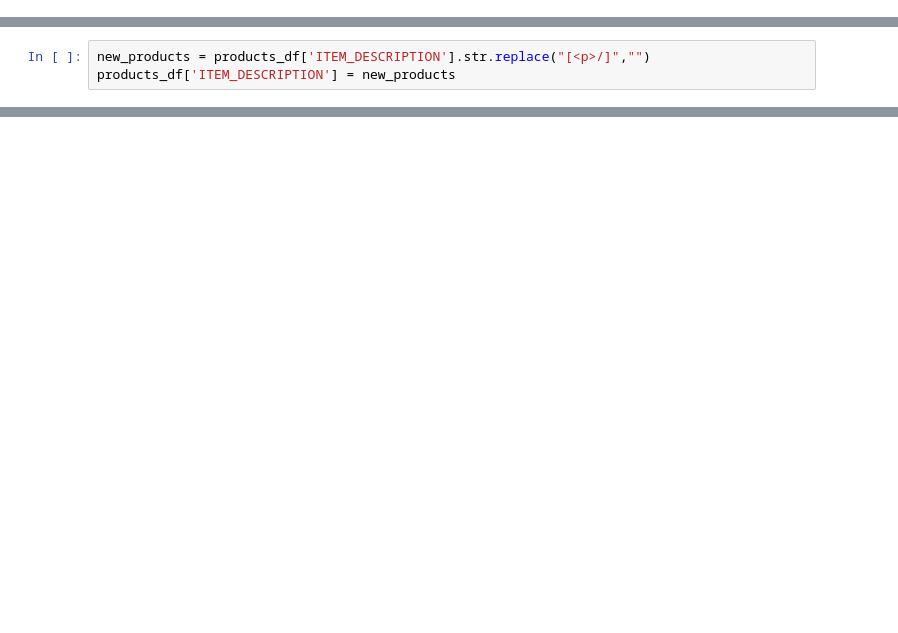
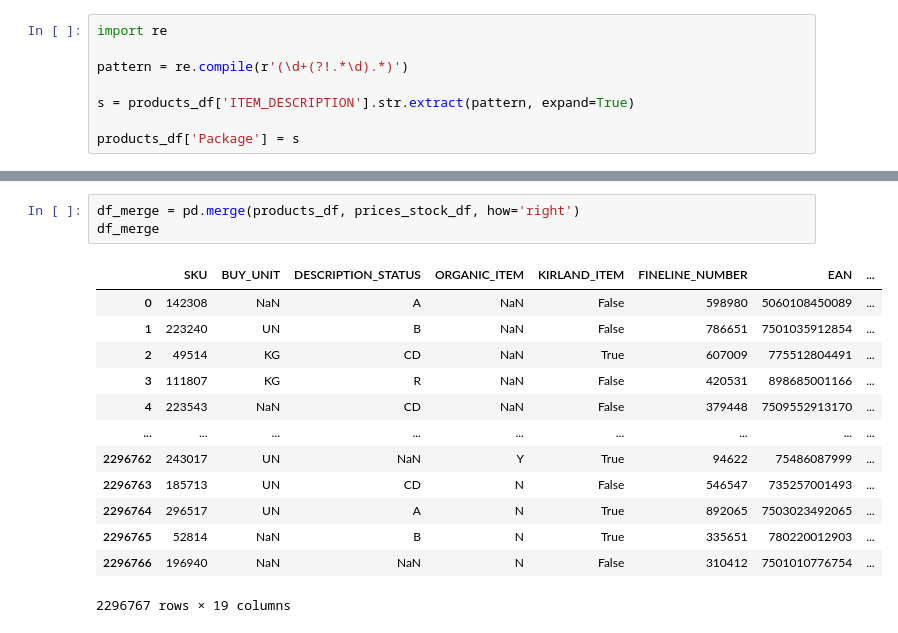
Before and after one commit to jechea14/backend-integrations-test, a Jupyter notebook: integrations/richart_wholesale_club/ingestion.ipynb, the cells around one changed output, grey strips where cells are left out. Saved outputs shown, nothing was run; the diff lists cells and outputs as text; blank space fills up the shorter version.

```diff
--- a/integrations/richart_wholesale_club/ingestion.ipynb
+++ b/integrations/richart_wholesale_club/ingestion.ipynb
@@ -82,3 +116,11 @@ filt_products
+# %%
+import re
+
+pattern = re.compile(r'(\d+(?!.*\d).*)')
+
+s = products_df['ITEM_DESCRIPTION'].str.extract(pattern, expand=True)
+
+products_df['Package'] = s
 # %%
 products_df
 # %% [output]
@@ -116,3 +139,0 @@ filt_prices_stock
-# %%
-new_products = products_df['ITEM_DESCRIPTION'].str.replace("[<p>/]","")
-products_df['ITEM_DESCRIPTION'] = new_products
@@ -212,0 +159,17 @@ json.dumps(parsed)
+# %%
+df_merge = pd.merge(products_df, prices_stock_df, how='right')
+df_merge
+# %% [output]
+|  | SKU | BUY_UNIT | DESCRIPTION_STATUS | ORGANIC_ITEM | KIRLAND_ITEM | FINELINE_NUMBER | EAN | ... |
+| 0 | 142308 | NaN | A | NaN | False | 598980 | 5060108450089 | ... |
+| 1 | 223240 | UN | B | NaN | False | 786651 | 7501035912854 | ... |
+| 2 | 49514 | KG | CD | NaN | True | 607009 | 775512804491 | ... |
+| 3 | 111807 | KG | R | NaN | False | 420531 | 898685001166 | ... |
+| 4 | 223543 | NaN | CD | NaN | False | 379448 | 7509552913170 | ... |
+| ... | ... | ... | ... | ... | ... | ... | ... | ... |
+| 2296762 | 243017 | UN | NaN | Y | True | 94622 | 75486087999 | ... |
+| 2296763 | 185713 | UN | CD | N | False | 546547 | 735257001493 | ... |
+| 2296764 | 296517 | UN | A | N | True | 892065 | 7503023492065 | ... |
+| 2296765 | 52814 | NaN | B | N | True | 335651 | 780220012903 | ... |
+| 2296766 | 196940 | NaN | NaN | N | False | 310412 | 7501010776754 | ... |
+2296767 rows × 19 columns
```
Also changed, not shown: parts of 23 cells of this notebook, 7 other files.
